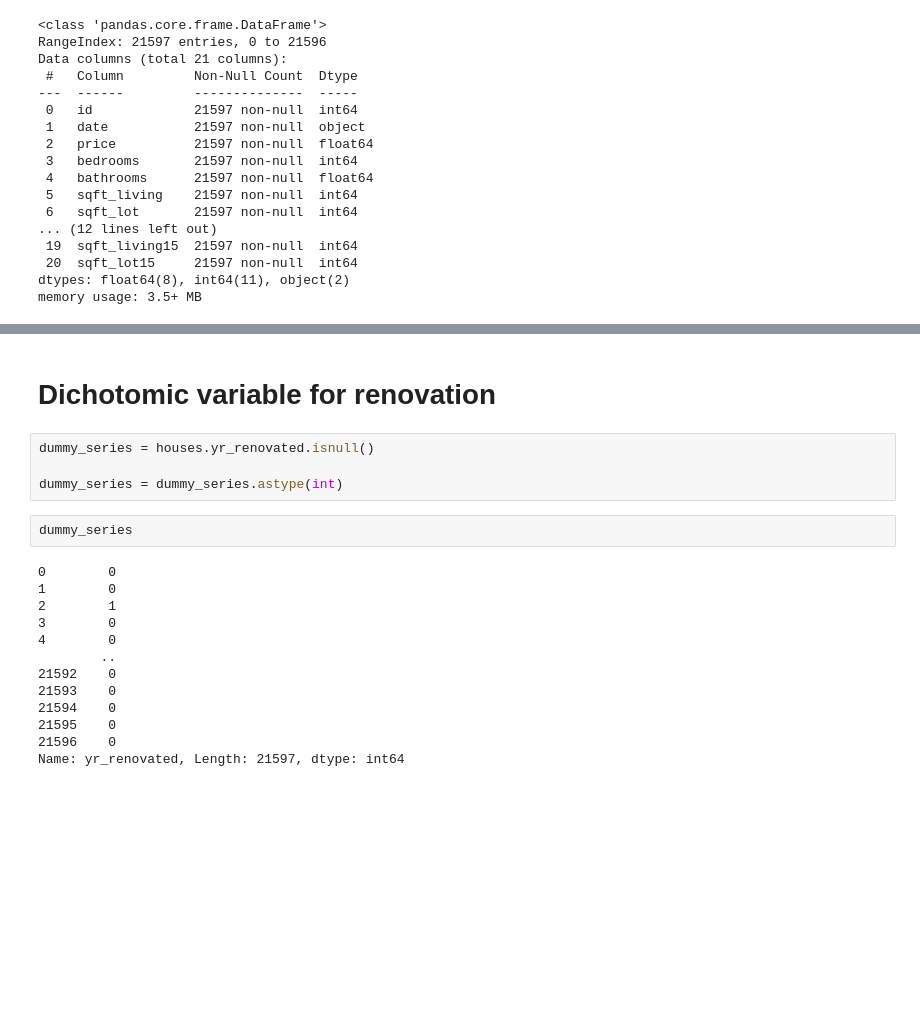
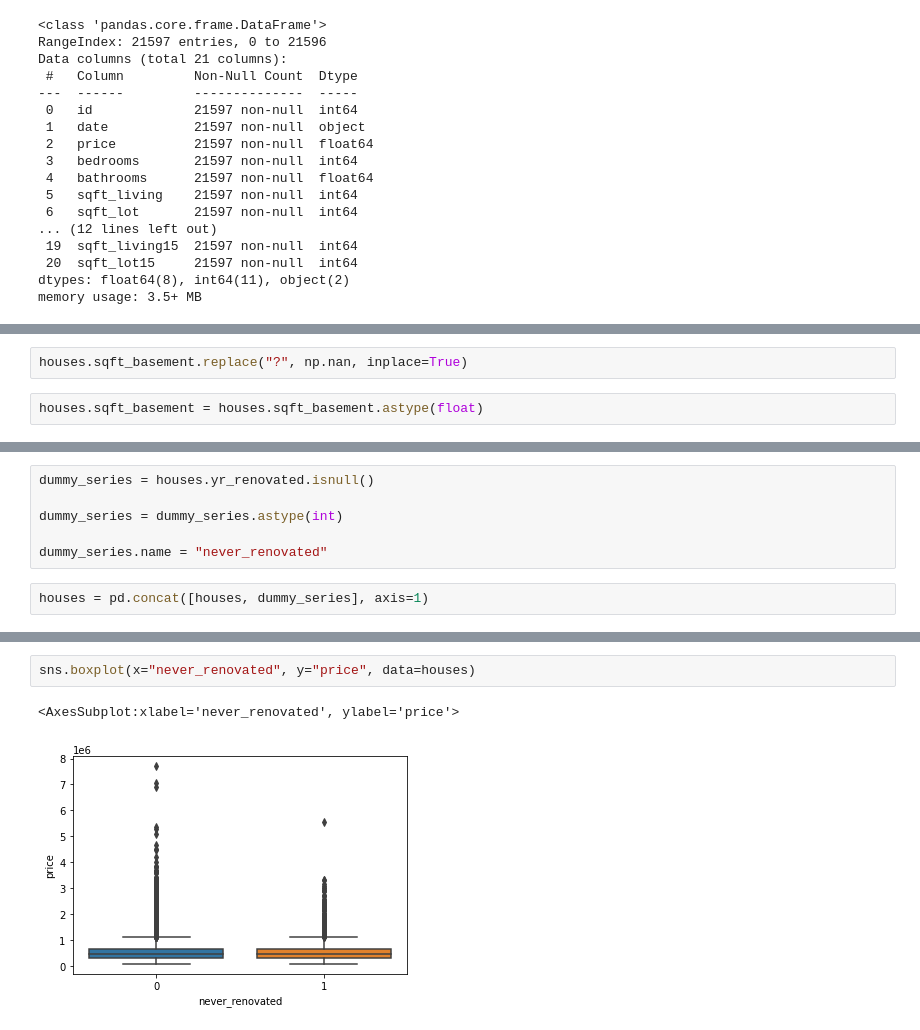
Before and after one commit to p4squ4lle/ds-project-EDA, a Jupyter notebook: notebooks/data_cleaning.ipynb, the cells around one changed output, grey strips where cells are left out. Cells and saved outputs as stored; diff of their text form; blank space fills up the shorter version.

```diff
--- a/notebooks/data_cleaning.ipynb
+++ b/notebooks/data_cleaning.ipynb
@@ -36,0 +96,4 @@ memory usage: 3.5+ MB
+# %%
+houses.sqft_basement.replace("?", np.nan, inplace=True)
+# %%
+houses.sqft_basement = houses.sqft_basement.astype(float)
@@ -37,3 +122,11 @@ memory usage: 3.5+ MB
+# %%
+dummy_series = houses.yr_renovated.isnull()
+
+dummy_series = dummy_series.astype(int)
+
+dummy_series.name = "never_renovated"
+# %%
+houses = pd.concat([houses, dummy_series], axis=1)
 # %%
 houses.head()
 # %% [output]
@@ -47,21 +140,5 @@ houses.head()
-# %% [markdown]
-# Dichotomic variable for renovation
-# %%
-dummy_series = houses.yr_renovated.isnull()
-
-dummy_series = dummy_series.astype(int)
-# %%
-dummy_series
-# %% [output]
-0        0
-1        0
-2        1
-3        0
-4        0
-        ..
-21592    0
-21593    0
-21594    0
-21595    0
-21596    0
-Name: yr_renovated, Length: 21597, dtype: int64
+# %%
+sns.boxplot(x="never_renovated", y="price", data=houses)
+# %% [output]
+<AxesSubplot:xlabel='never_renovated', ylabel='price'>
+[figure, added]
```
Also changed, not shown: parts of 12 cells of this notebook, 14 other files.
